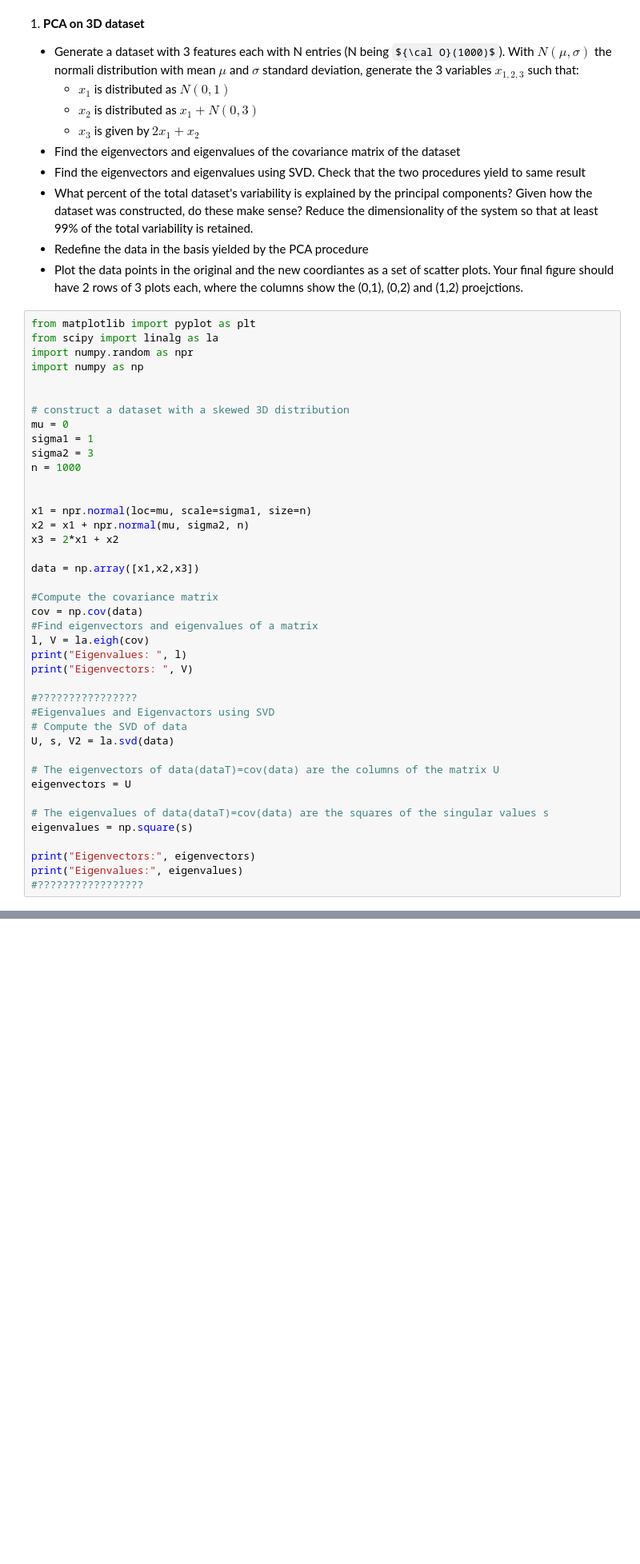
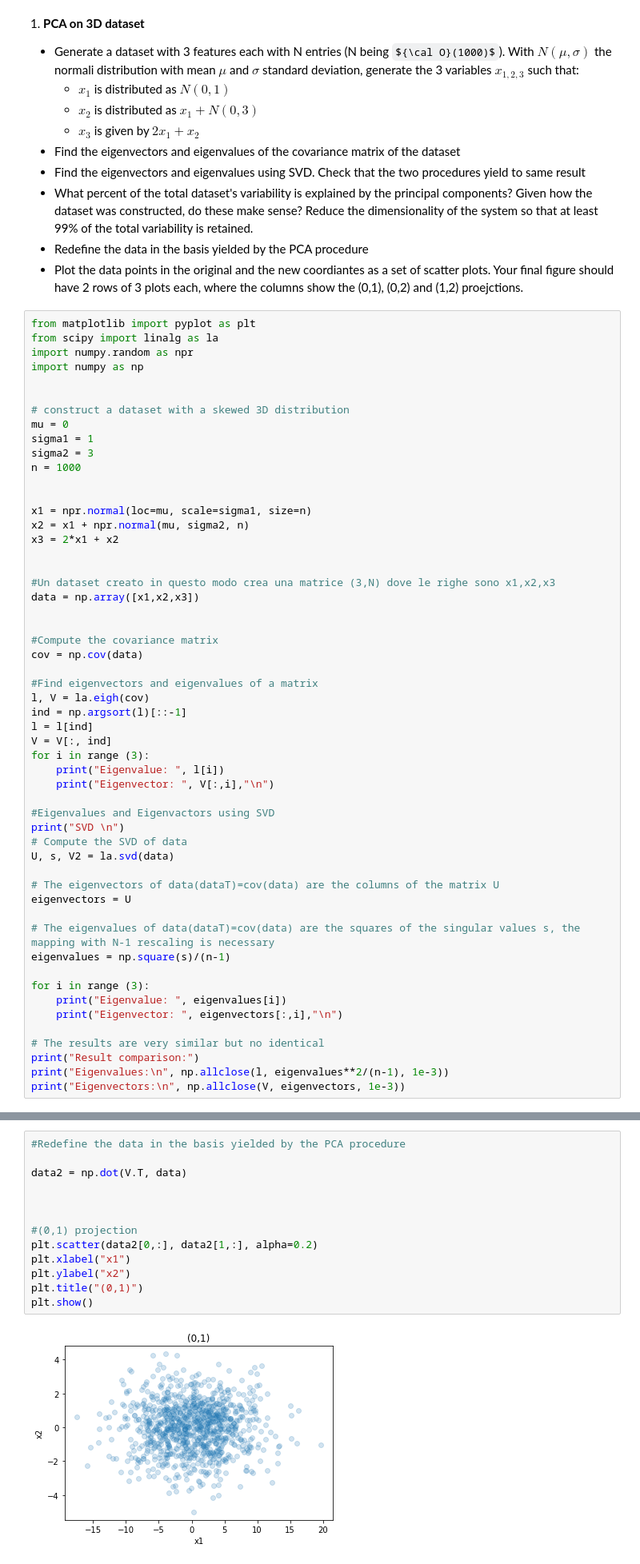
Before and after one commit to AlbertoSaretto/LaboratoryOfComputationalPhysics_Y5, a Jupyter notebook: 08ex_LinearAlgebra.ipynb, the cells around one changed output, grey strips where cells are left out. Shown: that part at 80% size. Saved outputs shown, nothing was run; the diff lists cells and outputs as text; some formulas as TeX source; blank space fills up the shorter version.

```diff
--- a/08ex_LinearAlgebra.ipynb
+++ b/08ex_LinearAlgebra.ipynb
@@ -28,27 +28,40 @@ x1 = npr.normal(loc=mu, scale=sigma1, size=n)
 x2 = x1 + npr.normal(mu, sigma2, n)
 x3 = 2*x1 + x2
 
+
+#Un dataset creato in questo modo crea una matrice (3,N) dove le righe sono x1,x2,x3
 data = np.array([x1,x2,x3])
+
 
 #Compute the covariance matrix
 cov = np.cov(data)
+
 #Find eigenvectors and eigenvalues of a matrix
 l, V = la.eigh(cov)
-print("Eigenvalues: ", l)
-print("Eigenvectors: ", V)
+ind = np.argsort(l)[::-1]
+l = l[ind]
+V = V[:, ind]
+for i in range (3):
+    print("Eigenvalue: ", l[i])
+    print("Eigenvector: ", V[:,i],"\n")
 
-#????????????????
 #Eigenvalues and Eigenvactors using SVD
+print("SVD \n")
 # Compute the SVD of data
 U, s, V2 = la.svd(data)
 
 # The eigenvectors of data(dataT)=cov(data) are the columns of the matrix U
 eigenvectors = U
 
-# The eigenvalues of data(dataT)=cov(data) are the squares of the singular values s
-eigenvalues = np.square(s)
+# The eigenvalues of data(dataT)=cov(data) are the squares of the singular values s, the mapping with N-1 rescaling is necessary
+eigenvalues = np.square(s)/(n-1)
 
-print("Eigenvectors:", eigenvectors)
-print("Eigenvalues:", eigenvalues)
-#?????????????????
+for i in range (3):
+    print("Eigenvalue: ", eigenvalues[i])
+    print("Eigenvector: ", eigenvectors[:,i],"\n")
+
+# The results are very similar but no identical
+print("Result comparison:")
+print("Eigenvalues:\n", np.allclose(l, eigenvalues**2/(n-1), 1e-3))
+print("Eigenvectors:\n", np.allclose(V, eigenvectors, 1e-3))
 # %% [output]
@@ -62,0 +116,15 @@ Eigenvalues: [2.64087948e+04 2.10005057e+03 9.97090632e-29]
+# %%
+#Redefine the data in the basis yielded by the PCA procedure
+
+data2 = np.dot(V.T, data)
+
+
+
+#(0,1) projection
+plt.scatter(data2[0,:], data2[1,:], alpha=0.2)
+plt.xlabel("x1")
+plt.ylabel("x2")
+plt.title("(0,1)")
+plt.show()
+# %% [output]
+[figure, added]
```
Also changed, not shown: parts of 7 cells of this notebook.
